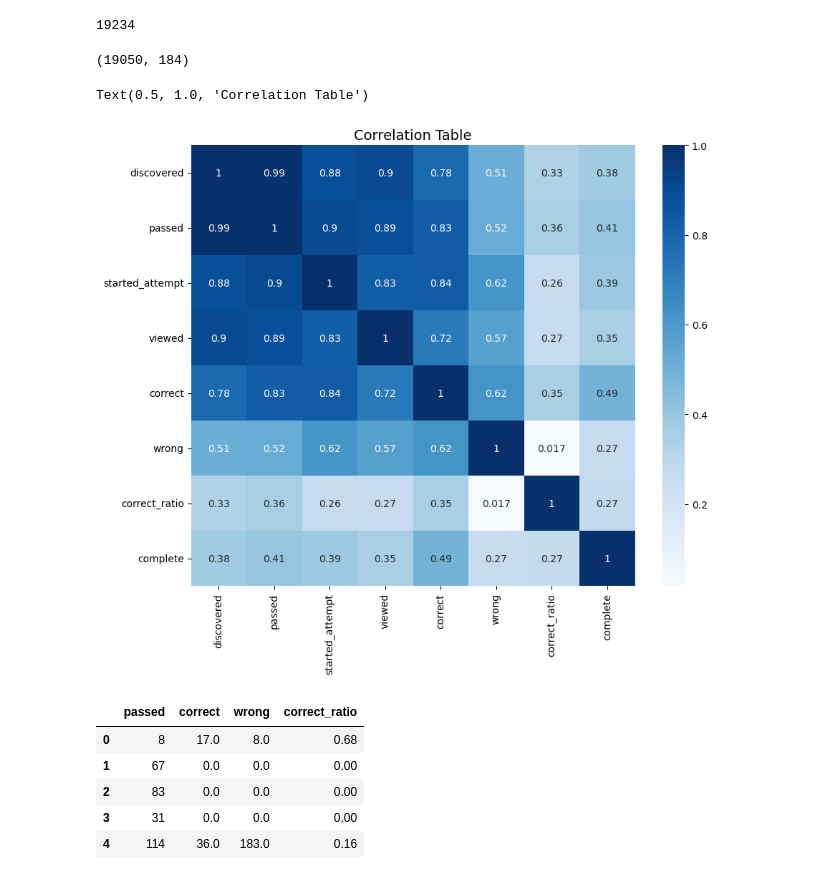
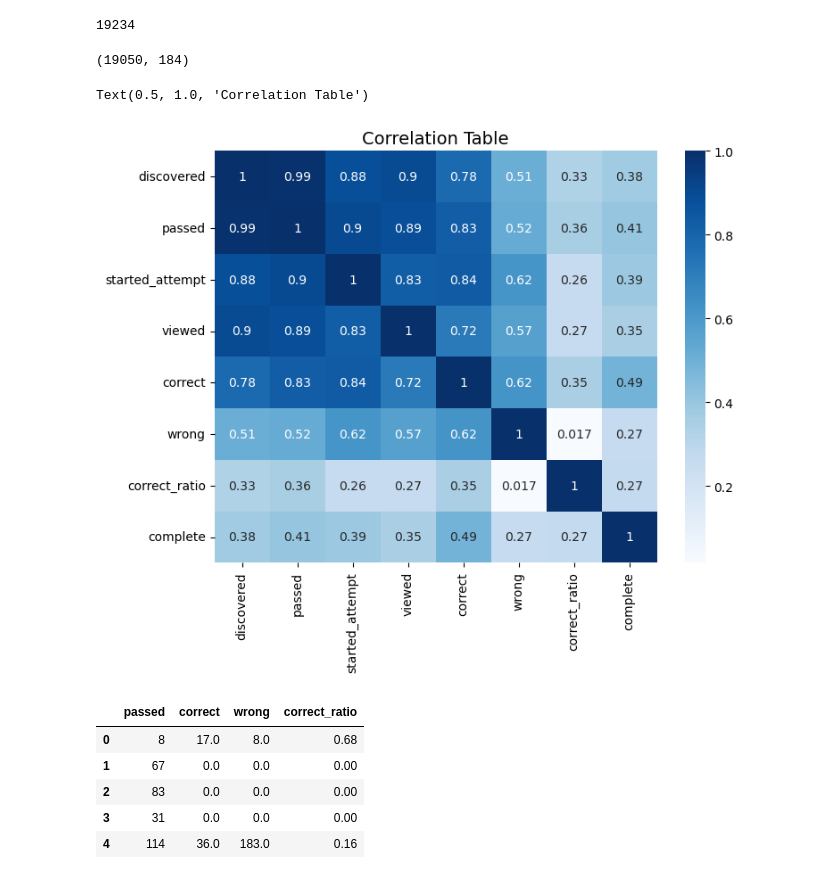
Before and after one commit to VAbysov/Course_Analysis, a Jupyter notebook: course_students.ipynb, the cells around one changed output. Saved outputs shown, nothing was run; the diff lists cells and outputs as text; code cells hidden in the pictures.

```diff
--- a/course_students.ipynb
+++ b/course_students.ipynb
@@ -209,14 +199,0 @@ events_table = events_table[~events_table.user_id.isin(new_users)]
-# %%
-events_table.user_id.nunique(), new_users.count() #19234 - 184 = 19050 => all correct
-# %% [output]
-(19050, 184)
-# %%
-hm_fig = plt.figure(figsize=(10,8))
-corr = events_table.drop('user_id', axis=1).corr()
-sns.heatmap(corr, cmap="Blues", annot=True,
-            xticklabels=corr.columns,
-            yticklabels=corr.columns)
-plt.title('Correlation Table', fontdict={'fontsize': 14})
-# %% [output]
-Text(0.5, 1.0, 'Correlation Table')
-[figure, removed]
@@ -223,3 +209,17 @@ Text(0.5, 1.0, 'Correlation Table')
+# %%
+events_table.user_id.nunique(), new_users.count() #19234 - 184 = 19050 => all correct
+# %% [output]
+(19050, 184)
+# %%
+hm_fig = plt.figure(figsize=(8,6))
+corr = events_table.drop('user_id', axis=1).corr()
+sns.heatmap(corr, cmap="Blues", annot=True,
+            xticklabels=corr.columns,
+            yticklabels=corr.columns)
+plt.title('Correlation Table', fontdict={'fontsize': 14})
+# %% [output]
+Text(0.5, 1.0, 'Correlation Table')
+[figure, added]
 # %%
 #split our resulting table in two blocks: features and target
 #and delete from our features those who are to much correlated with each other
```
Also changed, not shown: parts of 11 cells of this notebook.
